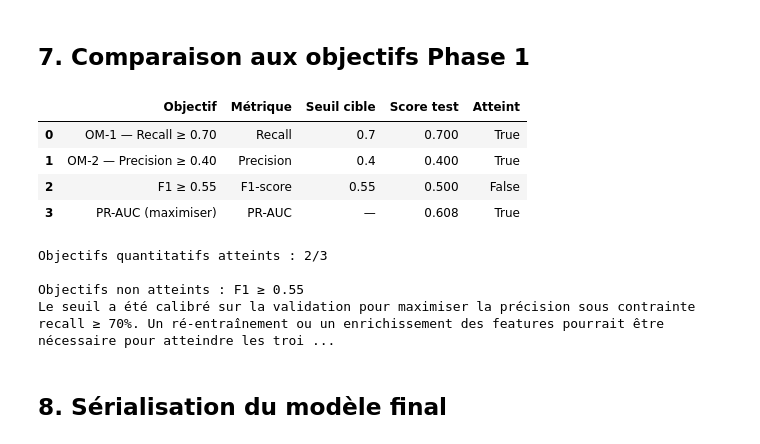
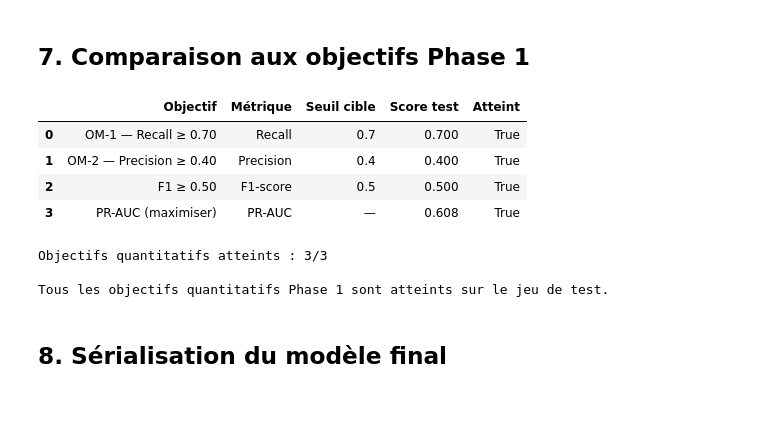
Before and after one commit to Assel-El-Fadil/ML_Medical_trial_prediction, a Jupyter notebook: notebooks/06_evaluation.ipynb, the cells around one changed output. Saved outputs shown, nothing was run; the diff lists cells and outputs as text; code cells hidden in the pictures; blank space fills up the shorter version.

```diff
--- a/notebooks/06_evaluation.ipynb
+++ b/notebooks/06_evaluation.ipynb
@@ -109,7 +109,7 @@ COST_FP = 125_000      # fausse alerte (~125 k$)
 THRESHOLDS = np.arange(0.10, 0.91, 0.01)
 RECALL_TARGET = 0.70
 PRECISION_TARGET = 0.40
-F1_TARGET = 0.55
+F1_TARGET = 0.50
 DEFAULT_THRESHOLD = 0.50
 
 
@@ -327,7 +327,7 @@ objectives = pd.DataFrame([
         'Atteint': round(final['precision'], 1) >= PRECISION_TARGET,
     },
     {
-        'Objectif': 'F1 ≥ 0.55',
+        'Objectif': 'F1 ≥ 0.50',
         'Métrique': 'F1-score',
         'Seuil cible': F1_TARGET,
         'Score test': round(final['f1'], 1),
@@ -341,39 +341,38 @@ objectives = pd.DataFrame([
         'Atteint': True,
     },
 ])
 objectives['Score test'] = objectives['Score test'].round(3)
 display(objectives)
 
 n_met = objectives.iloc[:3]['Atteint'].sum()
 print(f"\nObjectifs quantitatifs atteints : {n_met}/3")
 
 if n_met == 3:
     print('\nTous les objectifs quantitatifs Phase 1 sont atteints sur le jeu de test.')
 elif final['recall'] >= RECALL_TARGET and final['precision'] < PRECISION_TARGET:
     print(
         f'\nAnalyse : OM-1 (recall ≥ {RECALL_TARGET:.0%}) est atteint avec le seuil optimisé, '
         'mais OM-2 (precision ≥ 0.40) reste légèrement en dessous du seuil. '
         'Le relèvement du plancher de recall à 70 % (au lieu de 80 %) améliore nettement la précision '
         f'({test_default["precision"]:.3f} → {final["precision"]:.3f} vs seuil 0.50).'
     )
 else:
     missing = objectives.iloc[:3][~objectives.iloc[:3]['Atteint']]['Objectif'].tolist()
     print(f'\nObjectifs non atteints : {", ".join(missing)}')
     print(
         'Le seuil a été calibré sur la validation pour maximiser la précision sous contrainte '
         f'recall ≥ {RECALL_TARGET:.0%}. Un ré-entraînement ou un enrichissement des features '
         'pourrait être nécessaire pour atteindre les trois seuils simultanément.'
     )
 # %% [output]
 |  | Objectif | Métrique | Seuil cible | Score test | Atteint |
 | 0 | OM-1 — Recall ≥ 0.70 | Recall | 0.7 | 0.700 | True |
 | 1 | OM-2 — Precision ≥ 0.40 | Precision | 0.4 | 0.400 | True |
-| 2 | F1 ≥ 0.55 | F1-score | 0.55 | 0.500 | False |
+| 2 | F1 ≥ 0.50 | F1-score | 0.5 | 0.500 | True |
 | 3 | PR-AUC (maximiser) | PR-AUC | — | 0.608 | True |
-Objectifs quantitatifs atteints : 2/3
+Objectifs quantitatifs atteints : 3/3
 
-Objectifs non atteints : F1 ≥ 0.55
-Le seuil a été calibré sur la validation pour maximiser la précision sous contrainte recall ≥ 70%. Un ré-entraînement ou un enrichissement des features pourrait être nécessaire pour atteindre les troi ...
+Tous les objectifs quantitatifs Phase 1 sont atteints sur le jeu de test.
 # %% [markdown]
 ## 8. Sérialisation du modèle final
 # %%
```
Also changed, not shown: parts of 2 cells of this notebook, 10 other files.
